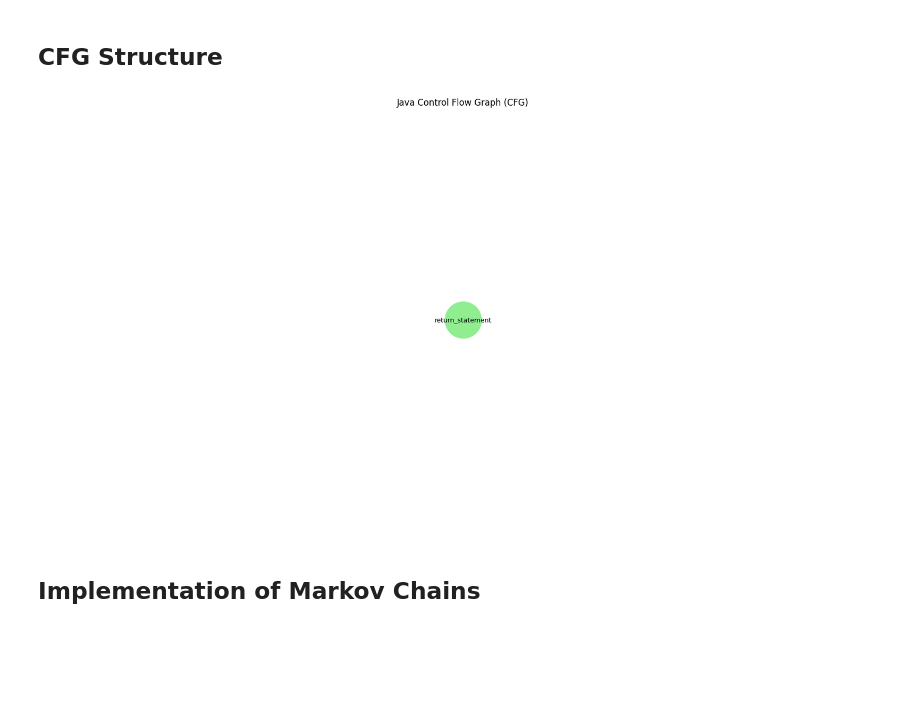
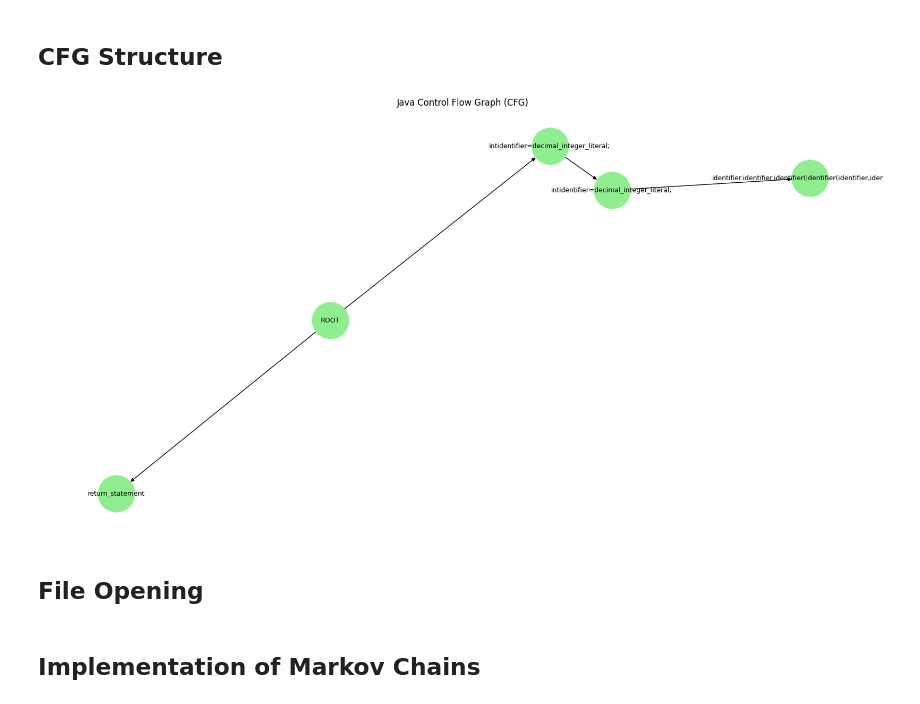
Before and after one commit to Ian326/TC3002B-PlagiarismDetection, a Jupyter notebook: src/tools/AST.ipynb, the cells around one changed output. Saved outputs shown, nothing was run; the diff lists cells and outputs as text; code cells hidden in the pictures; blank space fills up the shorter version.

Commit message:
(feat): Add support for files with multiple methods

```diff
--- a/src/tools/AST.ipynb
+++ b/src/tools/AST.ipynb
@@ -164,3 +164,28 @@ def printTreeNodes(nodes_list):
     """
     for node_type, level in nodes_list:
         print(f"{'· ' * level}{node_type}")
+# %%
+def merge_method_cfgs(cfg_dict):
+    """
+    Given a dict of {method_name: method_cfg}, merge all into a single CFG with a 'root' node.
+    """
+    super_cfg = nx.DiGraph()
+    root_id = "root"
+    super_cfg.add_node(root_id, label="ROOT")
+
+    for method_name, method_cfg in cfg_dict.items():
+        # Rename method nodes to avoid conflicts
+        renamed_cfg = nx.relabel_nodes(
+            method_cfg,
+            lambda n: f"{method_name}::{n}"
+        )
+
+        # Merge method graph into the super CFG
+        super_cfg.update(renamed_cfg)
+
+        # Find entry node — assume it's the only node with in-degree 0
+        entry_nodes = [n for n in renamed_cfg.nodes if renamed_cfg.in_degree(n) == 0]
+        if entry_nodes:
+            super_cfg.add_edge(root_id, entry_nodes[0], type="method_entry")
+
+    return super_cfg
@@ -478,7 +542,7 @@ lang_grammar = 'java'
 path_grammar = f'../domain/entities/grammars/{lang_grammar}.so'
 
 name_file = 'TestCFG.java'
-path_file = f'../../resources/datasets/original/{lang_grammar}/{name_file}'
+path_file = f'../../resources/datasets/{name_file}'
 
 # Initialize the parser
 parser = Parser()
@@ -544,38 +608,31 @@ plt.show()
 # %% [markdown]
 ## CFG Structure
 # %%
-# Find the method declaration node
-node_method = find_method_declaration(tree.root_node)
-
-if node_method is None:
-    print("[ERROR]: No method_declaration found in the AST.")
-    sys.exit(1)
-
-# Build the CFG from the method body
-node_body = node_method.child_by_field_name("body")
-
 # Initialize the CFGBuilder
 cfg_builder = CFGBuilder(code)
-cfg = cfg_builder.build_from_ast(node_body)
-cfgGraph = cfg_builder.graph
+cfgs = extract_method_cfgs(tree, code, CFGBuilder)
+cfgGraph = merge_method_cfgs(cfgs)
 
 # Visualization
 cfgGraph_pos = nx.spring_layout(cfgGraph)
 cfgGraph_labels = nx.get_node_attributes(cfgGraph, 'label')
+
 
 plt.figure(figsize=(16, 8))
 nx.draw(cfgGraph,
         cfgGraph_pos,
         with_labels=True,
         labels=cfgGraph_labels,
         node_size=2500,
         node_color='lightgreen',
         font_size=9,
         arrows=True)
 plt.title("Java Control Flow Graph (CFG)")
 plt.show()
 # %% [output]
-[figure, old version]
+[figure, new version]
+# %% [markdown]
+## File Opening
 # %% [markdown]
 ## Implementation of Markov Chains
 # %%
```
Also changed, not shown: parts of 3 cells of this notebook, 1 other file.
